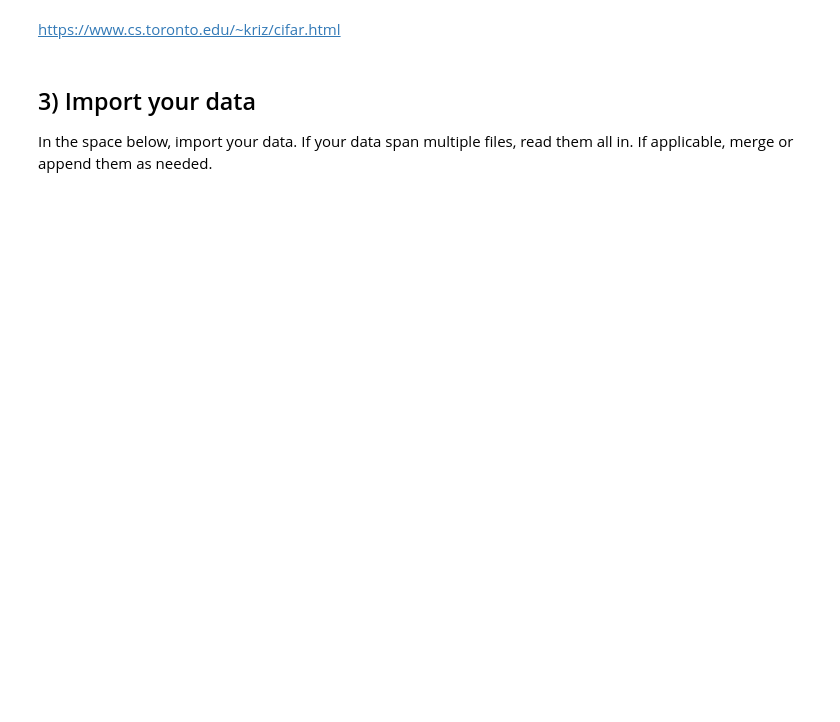
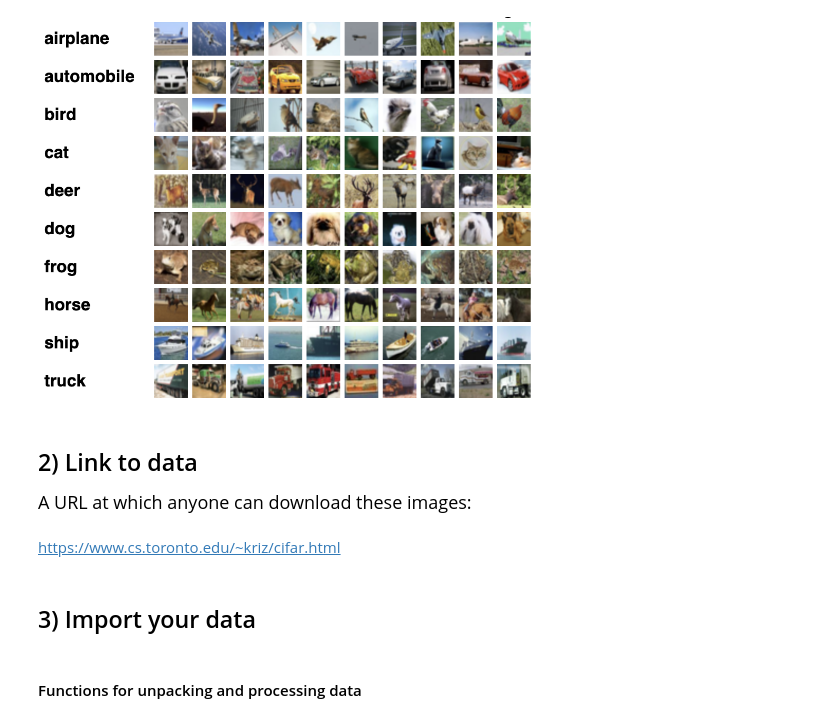
Before and after one commit to biof509/final-project, a Jupyter notebook: final-project.ipynb, the cells around one changed output. Cells and saved outputs as stored; diff of their text form; code cells hidden in the pictures; blank space fills up the shorter version.

Commit message:
project updates

```diff
--- a/final-project.ipynb
+++ b/final-project.ipynb
@@ -17,7 +21,15 @@ As such, you should have a URL which anyone can use to download your data:
+# %%
+from IPython.core.display import Image
+from IPython.display import HTML
+Image(filename=os.path.join(projectpath, 'cifar10image.png'), width = 500)
+# %% [output]
+[figure, added]
+# %% [markdown]
+## 2) Link to data
+<font size="4"> A URL at which anyone can download these images: </font>
 # %% [markdown]
 https://www.cs.toronto.edu/~kriz/cifar.html
-# %% [markdown]
-## 3) Import your data
-In the space below, import your data.
-If your data span multiple files, read them all in.
-If applicable, merge or append them as needed.
+# %% [markdown]
+## 3) Import your data
+# %% [markdown]
+#### Functions for unpacking and processing data
```
Also changed, not shown: parts of 44 cells of this notebook, 11 other files.
